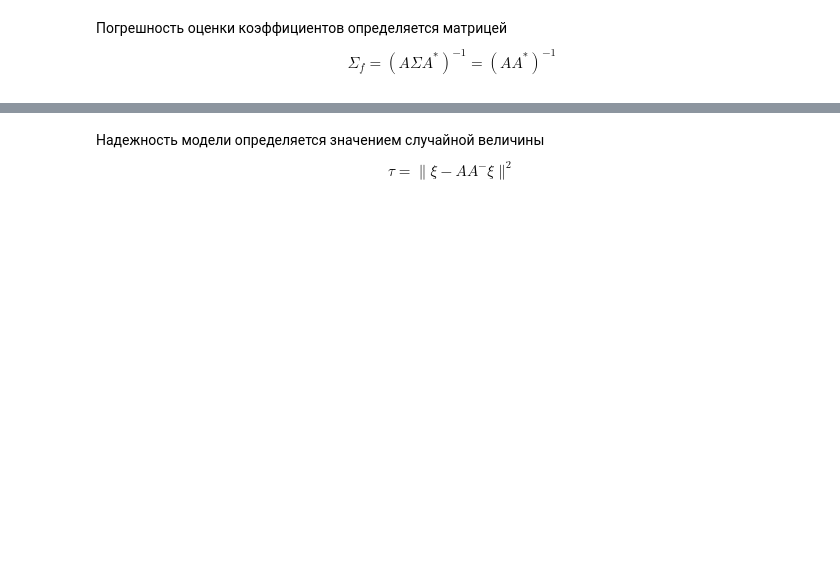
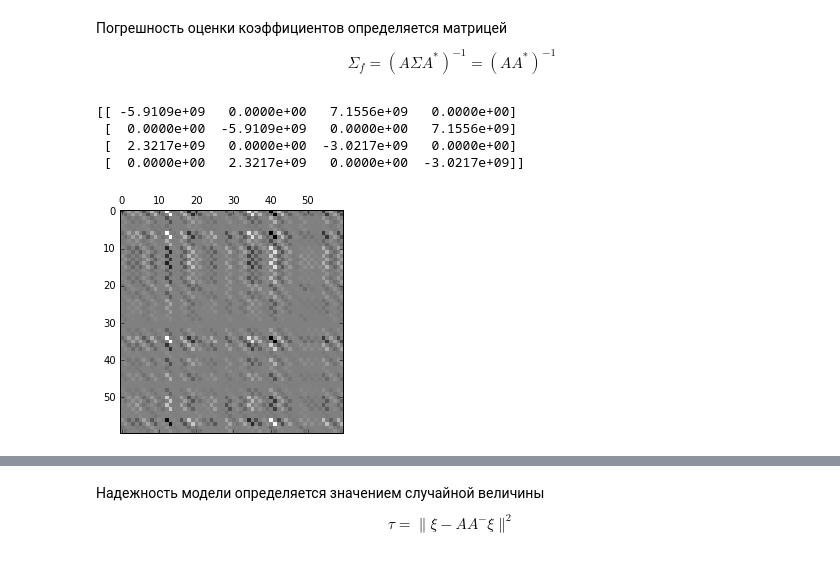
Before and after one commit to haalogen/affine, a Jupyter notebook: Stars-Exp-Feb2017.ipynb, the cells around one changed output, grey strips where cells are left out. Saved outputs shown, nothing was run; the diff lists cells and outputs as text; code cells hidden in the pictures; blank space fills up the shorter version.

```diff
--- a/Stars-Exp-Feb2017.ipynb
+++ b/Stars-Exp-Feb2017.ipynb
@@ -33,7 +42,5 @@ Image size: 3072 2304
 # %%
-CENTER_RAD = h/4 # radius(px) of central part
 x_c, y_c = w/2, h/2 # central point of img
 print 'x_c, y_c:', x_c, y_c
-print 'CENTER_RAD:', CENTER_RAD
 # %% [output]
 x_c, y_c: 1536 1152
@@ -160,3 +170,11 @@ $$
 $$
     \hat{f} = A^- \xi
 $$
+# %%
+xi = np.zeros(2*N)
+
+for i in xrange(N): # fill the xi vector
+    xi[2*i] = rX[i]
+    xi[2*i + 1] = rY[i]
+
+print 'xi:\n', xi
@@ -162,0 +195,11 @@ $$
+# %%
+k = 6 # num of coeff-s
+
+z = np.zeros(k)
+arr = np.zeros((2*N, k)) # matrix A
+# %%
+for i in xrange(N): # fill the A matrix
+
+    arr[2*i] = [lX[i], lY[i], 0, 0, 1, 0]
+
+    arr[2*i + 1] = [0, 0, lX[i], lY[i], 0, 1]
@@ -168,0 +351,11 @@ $$
+# %%
+sig_mat = np.linalg.inv(np.dot(arr, arr.T))
+plt.matshow(sig_mat, cmap=plt.cm.gray)
+np.set_printoptions(suppress=False)
+print sig_mat[:4, :4]
+# %% [output]
+[[ -5.9109e+09   0.0000e+00   7.1556e+09   0.0000e+00]
+ [  0.0000e+00  -5.9109e+09   0.0000e+00   7.1556e+09]
+ [  2.3217e+09   0.0000e+00  -3.0217e+09   0.0000e+00]
+ [  0.0000e+00   2.3217e+09   0.0000e+00  -3.0217e+09]]
+[figure, added]
```
Also changed, not shown: parts of 70 cells of this notebook, 1 other file.
